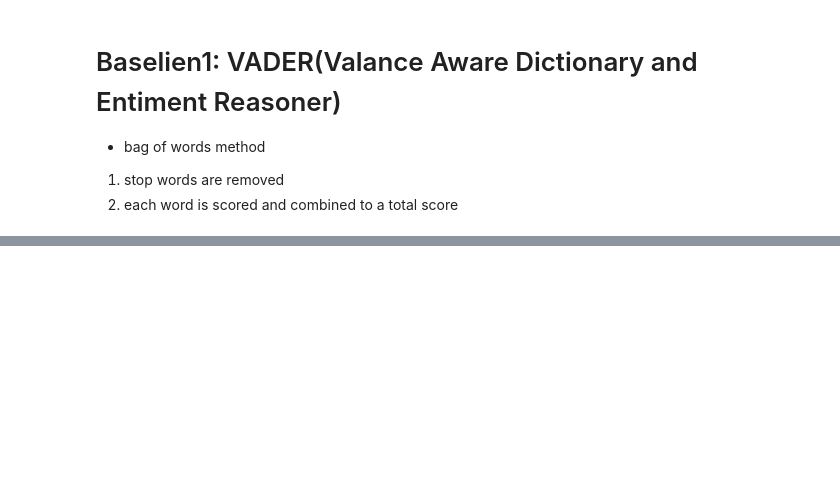
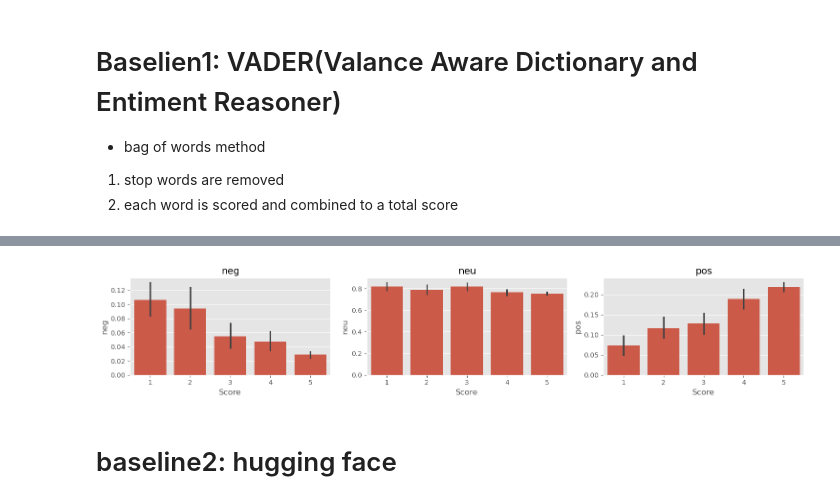
Before and after one commit to kdeng-gzcn/NLP-learning, a Jupyter notebook: NLTK Transformer project/project.ipynb, the cells around one changed output, grey strips where cells are left out. Drawn from its saved outputs; the diff is of its cells as text; code cells hidden in the pictures; blank space fills up the shorter version.

```diff
--- a/NLTK Transformer project/project.ipynb
+++ b/NLTK Transformer project/project.ipynb
@@ -133,0 +213,30 @@ entities.pprint()
+# %%
+fig, axes = plt.subplots(1, 3, figsize=(15, 3))
+# ??? .subplot <=> .subplots
+sns.barplot(
+    data=vaders,
+    x='Score',
+    y='neg',
+    ax=axes[0]
+)
+sns.barplot(
+    data=vaders,
+    x='Score',
+    y='neu',
+    ax=axes[1]
+)
+sns.barplot(
+    data=vaders,
+    x='Score',
+    y='pos',
+    ax=axes[2]
+)
+axes[0].set_title('neg')
+axes[1].set_title('neu')
+axes[2].set_title('pos')
+plt.tight_layout() # for better visualization
+plt.show()
+# %% [output]
+[figure, added]
+# %% [markdown]
+# baseline2: hugging face
```
Also changed, not shown: parts of 17 cells of this notebook.
